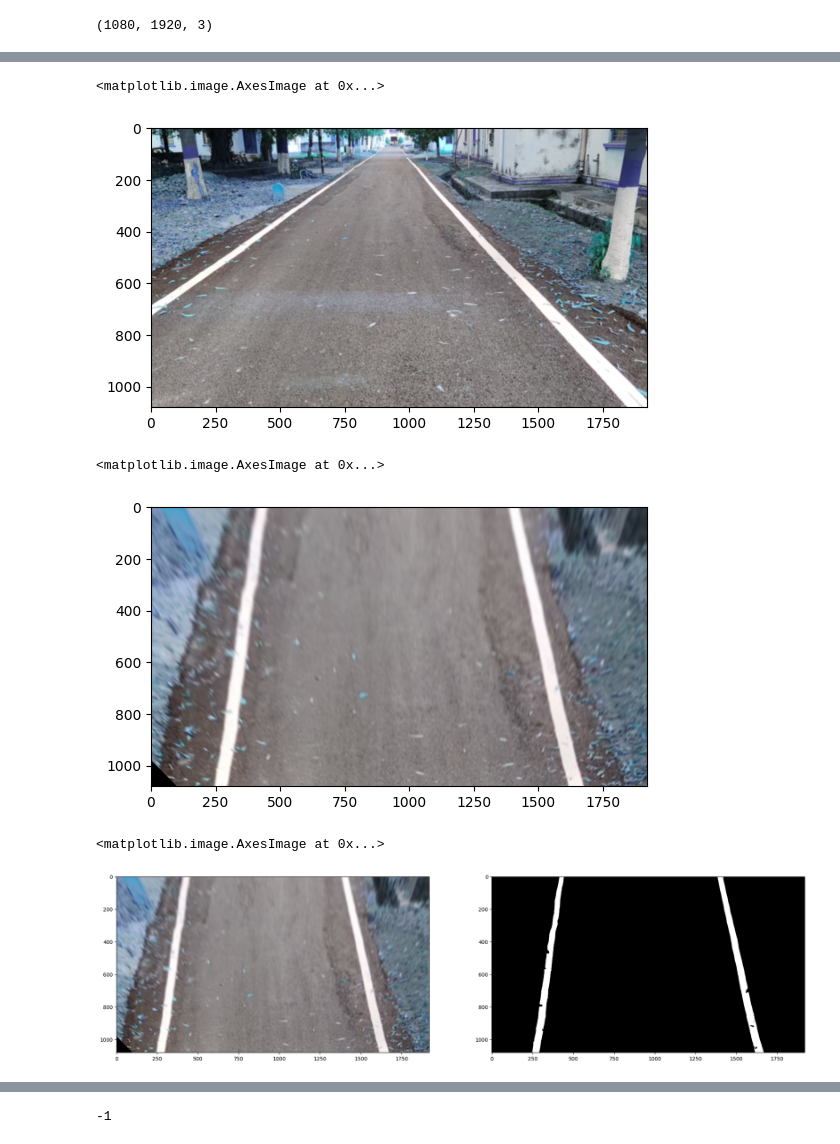
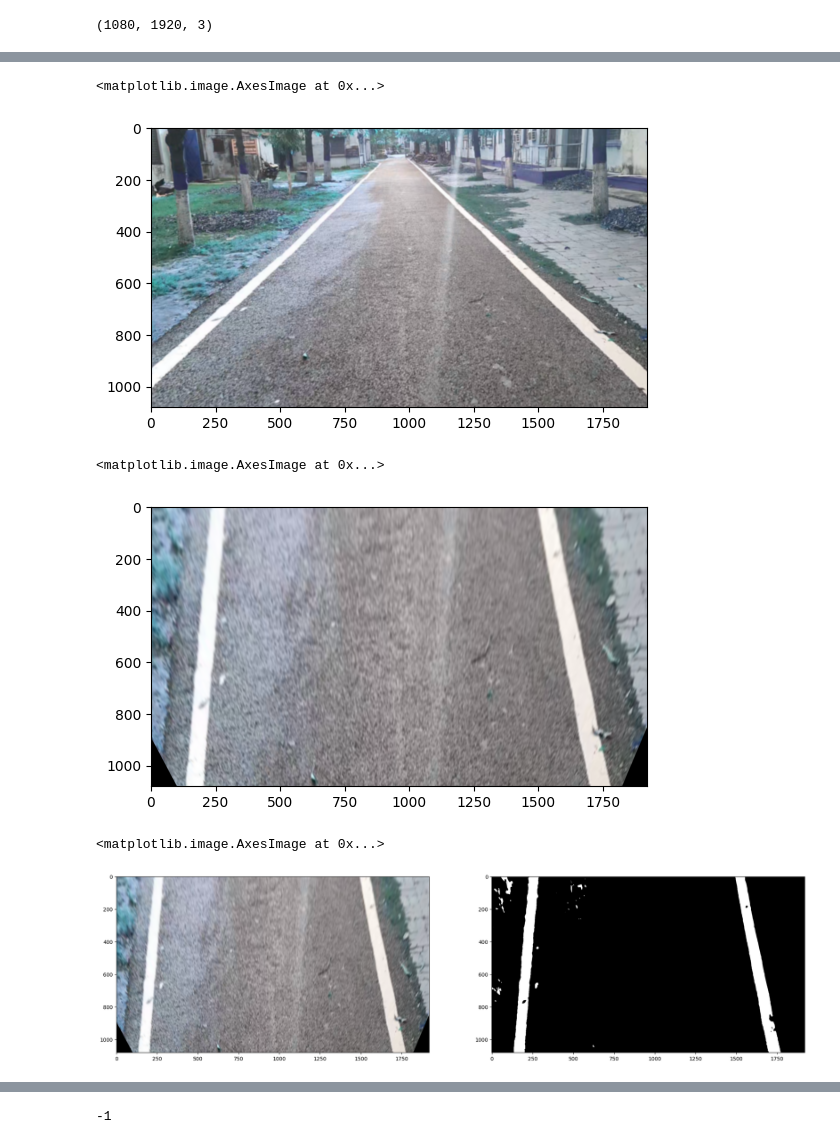
Before and after one commit to prayashdash1729/Averera-Segmentation-and-OpenCV-, a Jupyter notebook: new_exp.ipynb, the cells around one changed output, grey strips where cells are left out. Cells and saved outputs as stored; diff of their text form; code cells hidden in the pictures.

```diff
--- a/new_exp.ipynb
+++ b/new_exp.ipynb
@@ -20,0 +15,3 @@ print(frame.shape)
+# %%
+frame = cv2.imread("new_road_frames/new_road_1400.jpg")
+plt.imshow(frame)
@@ -111,7 +111,7 @@ test(img)
 plt.imshow(img)
 # %% [output]
 <matplotlib.image.AxesImage at 0x...>
-[figure, old version]
+[figure, new version]
 # %%
 class PerspectiveTransformation:
     """ This a class for transforming image between front view and top view
@@ -133,14 +133,26 @@ class PerspectiveTransformation:
         #                        (1100, 720),
         #                        (1100, 0)])
 
-        self.src = np.float32([(500, 250),     # top-left
-                               (0, 600),     # bottom-left
-                               (1600, 600),    # bottom-right
-                               (1300, 250)])    # top-right
+        # self.src = np.float32([(500, 250),     # top-left
+        #                        (0, 600),     # bottom-left
+        #                        (1600, 600),    # bottom-right
+        #                        (1300, 250)])    # top-right
+
+
+        height, width = img.shape[0], img.shape[1]
+
+        region_of_interest = np.array([
+        [(400, 500), (0, 900), (width, 900), (1600, 500)]
+        ])
+
+        self.src = np.float32([(400, 500),
+                               (0, 900),
+                               (width, 900),
+                               (1600, 500)])
         self.dst = np.float32([(100, 0),
-                               (100, 1080),
-                               (1820, 1080),
-                               (1820, 0)])
+                               (100, height),
+                               (width-100, height),
+                               (width-100, 0)])
 
         self.M = cv2.getPerspectiveTransform(self.src, self.dst)
         self.M_inv = cv2.getPerspectiveTransform(self.dst, self.src)
@@ -176,39 +188,40 @@ img1 = birdeye.forward(img)
 plt.imshow(img1)
 # %% [output]
 <matplotlib.image.AxesImage at 0x...>
-[figure, old version]
+[figure, new version]
 # %%
 hls = cv2.cvtColor(img1, cv2.COLOR_RGB2HLS)
 hsv = cv2.cvtColor(img1, cv2.COLOR_RGB2HSV)
 h_channel = hls[:,:,0]
 l_channel = hls[:,:,1]
 s_channel = hls[:,:,2]
 v_channel = hsv[:,:,2]
 
 
 f = plt.figure(figsize=(24, 16))
 ax1 = f.add_subplot(1, 2, 1)
 ax1.imshow(img1)
 ax2 = f.add_subplot(1, 2, 2)
-lanes = threshold_rel(v_channel, 0.9, 1.0)
+lanes = threshold_rel(v_channel, 0.83, 1.0)
 lanes[:,700:1300]=0
 ax2.imshow(lanes, vmin=0, vmax=255, cmap='gray')
+
 
 # ax3 = f.add_subplot(3, 2, 3)
 # ax3.imshow(threshold_rel(s_channel, 0.1, 0.23), vmin=0, vmax=255, cmap='gray')
 
 # ax4 = f.add_subplot(3, 2, 4)
 # ax5 = f.add_subplot(3, 2, 5)
 # ax6 = f.add_subplot(3, 2, 6)
 # res1 = threshold_abs(h_channel, 10, 90)
 # ax4.imshow(threshold_rel(s_channel, 0.1, 0.23) & right_lane, vmin=0, vmax=255, cmap='gray')
 # res2 = threshold_rel(v_channel, 0.68, 1.0)
 # ax5.imshow(res2, vmin=0, vmax=255, cmap='gray')
 # img2 = res1 & res2
 # ax6.imshow(img2, vmin=0, vmax=255, cmap='gray')
 # %% [output]
 <matplotlib.image.AxesImage at 0x...>
-[figure, old version]
+[figure, new version]
 # %%
 lanelines = LaneLines()
 img3 = lanelines.forward(lanes)
```
Also changed, not shown: parts of 6 cells of this notebook.
